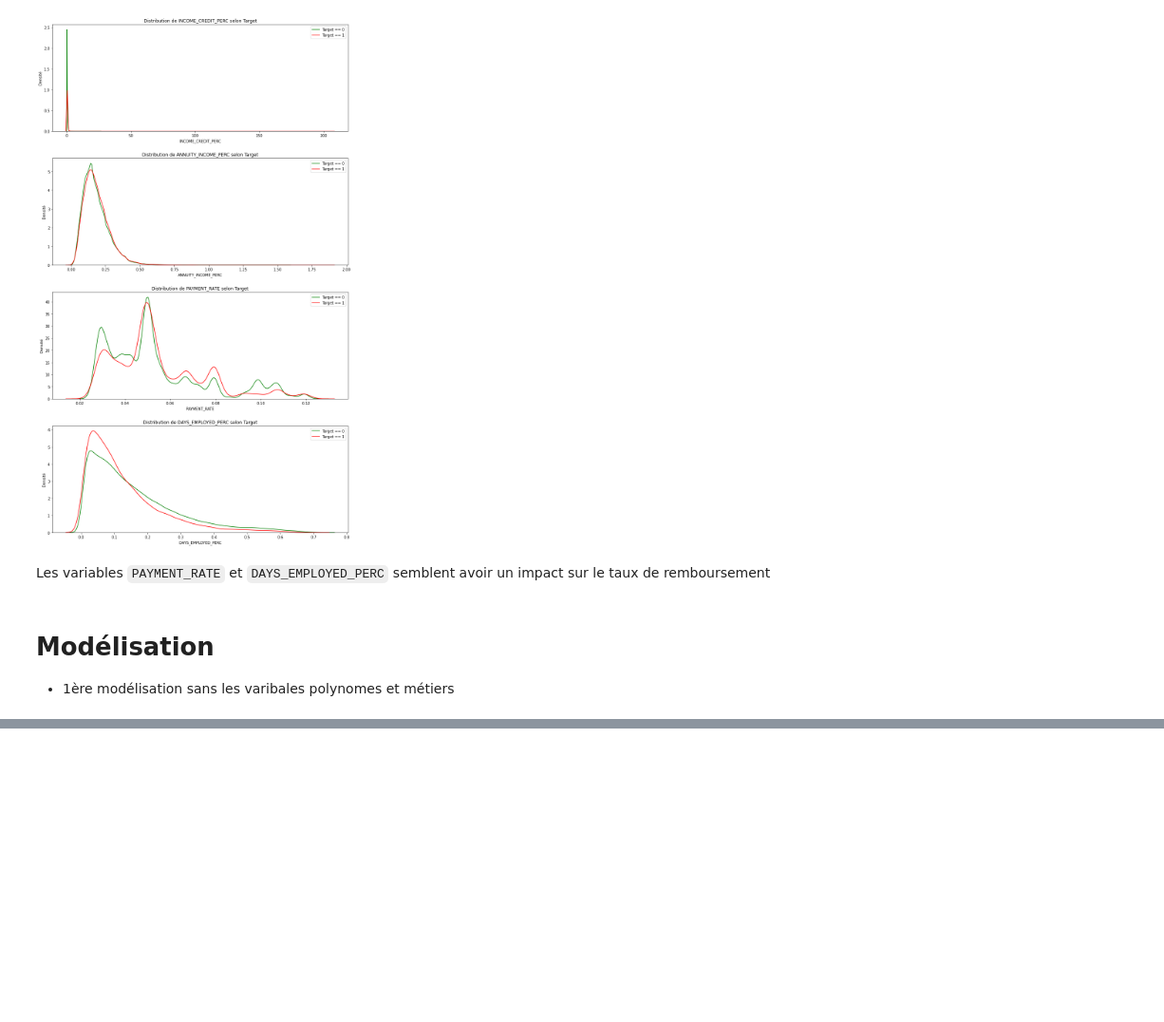
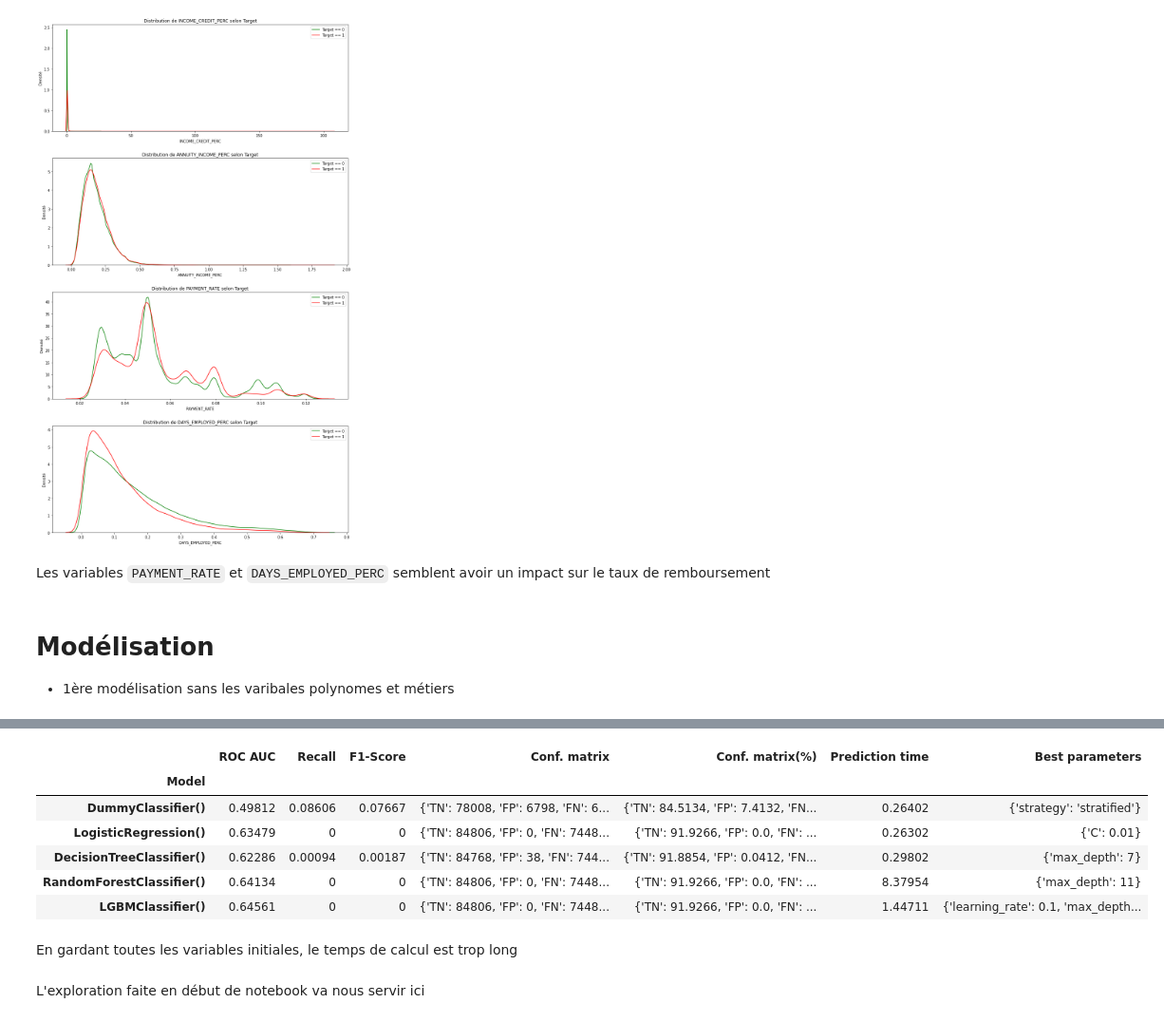
Before and after one commit to StevPav/OCR_Data_Scientist_P7, a Jupyter notebook: P7_01_notebook.ipynb, the cells around one changed output, grey strips where cells are left out. Shown at 95% size. Cells and saved outputs as stored; diff of their text form; code cells hidden in the pictures; blank space fills up the shorter version.

```diff
--- a/P7_01_notebook.ipynb
+++ b/P7_01_notebook.ipynb
@@ -529,0 +642,16 @@ Les variables `PAYMENT_RATE` et `DAYS_EMPLOYED_PERC` semblent avoir un impact su
+# %%
+#Résultats en gardant 60% de variance et toutes les features initiales
+recap_table_2 =recap_table.copy()
+recap_table_2
+# %% [output]
+|  | ROC AUC | Recall | F1-Score | Conf. matrix | Conf. matrix(%) | Prediction time | Best parameters |
+| Model |  |  |  |  |  |  |  |
+| DummyClassifier() | 0.49812 | 0.08606 | 0.07667 | {'TN': 78008, 'FP': 6798, 'FN': 6... | {'TN': 84.5134, 'FP': 7.4132, 'FN... | 0.26402 | {'strategy': 'stratified'} |
+| LogisticRegression() | 0.63479 | 0 | 0 | {'TN': 84806, 'FP': 0, 'FN': 7448... | {'TN': 91.9266, 'FP': 0.0, 'FN': ... | 0.26302 | {'C': 0.01} |
+| DecisionTreeClassifier() | 0.62286 | 0.00094 | 0.00187 | {'TN': 84768, 'FP': 38, 'FN': 744... | {'TN': 91.8854, 'FP': 0.0412, 'FN... | 0.29802 | {'max_depth': 7} |
+| RandomForestClassifier() | 0.64134 | 0 | 0 | {'TN': 84806, 'FP': 0, 'FN': 7448... | {'TN': 91.9266, 'FP': 0.0, 'FN': ... | 8.37954 | {'max_depth': 11} |
+| LGBMClassifier() | 0.64561 | 0 | 0 | {'TN': 84806, 'FP': 0, 'FN': 7448... | {'TN': 91.9266, 'FP': 0.0, 'FN': ... | 1.44711 | {'learning_rate': 0.1, 'max_depth... |
+# %% [markdown]
+En gardant toutes les variables initiales, le temps de calcul est trop long
+# %% [markdown]
+L'exploration faite en début de notebook va nous servir ici
```
Also changed, not shown: parts of 17 cells of this notebook.
